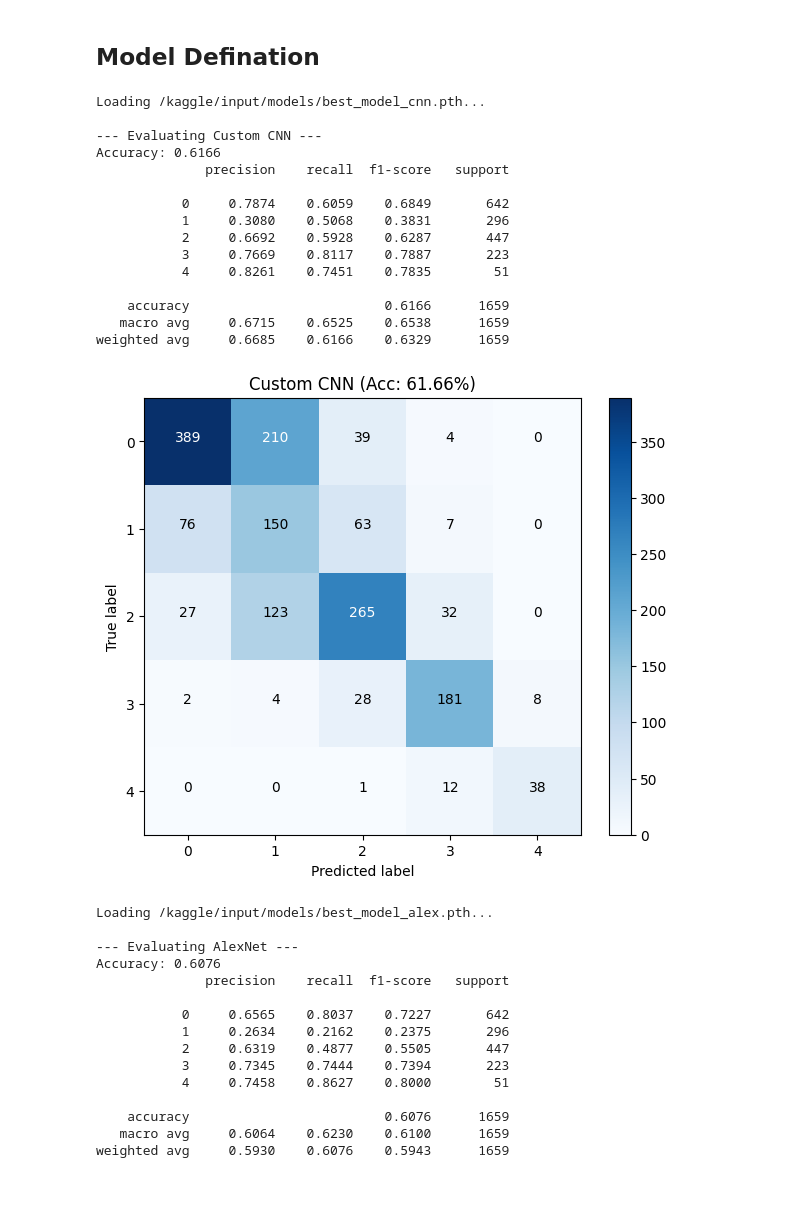
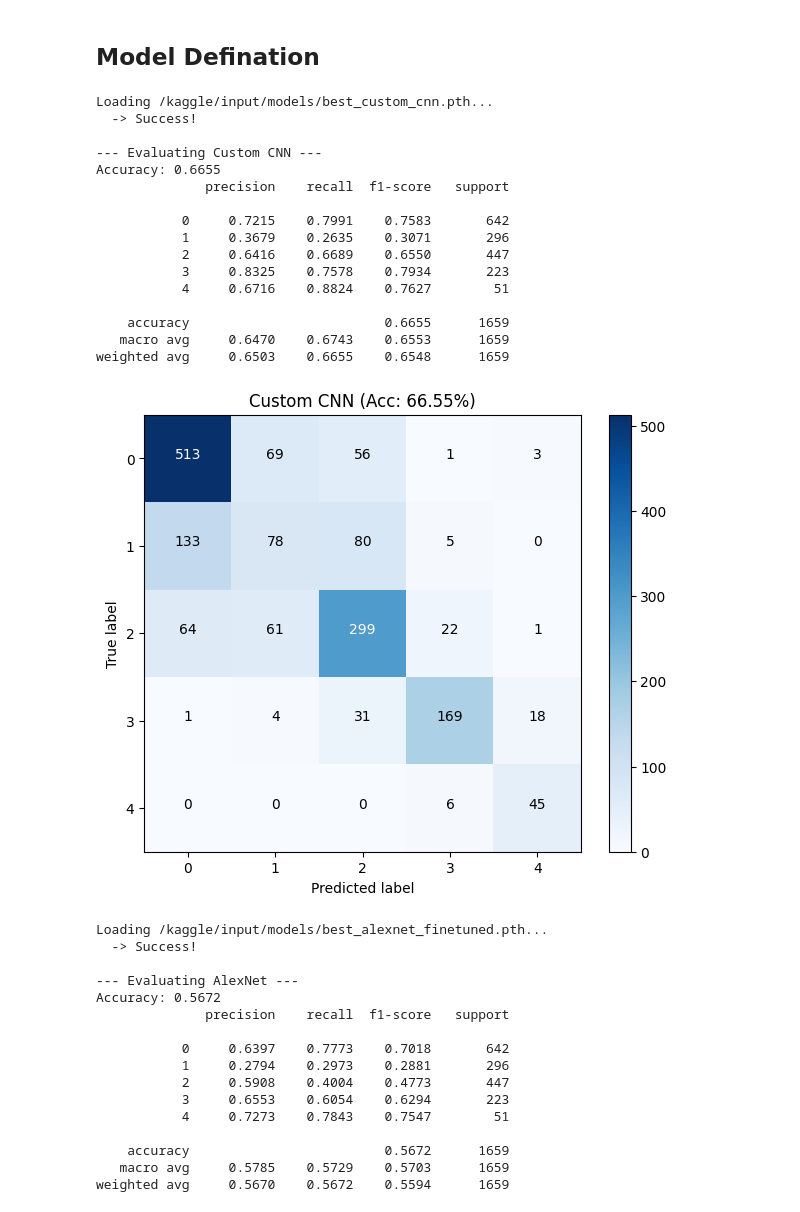
Before and after one commit to myankb08/KOA_Project, a Jupyter notebook: koa-project-report.ipynb, the cells around one changed output. Saved outputs shown, nothing was run; the diff lists cells and outputs as text; code cells hidden in the pictures.

Commit message:
Kaggle Notebook | KOA_Project_Report | Version 3

```diff
--- a/koa-project-report.ipynb
+++ b/koa-project-report.ipynb
@@ -184,62 +160,64 @@ results = []
 
 # 1. Custom CNN (Grayscale)
 model_cnn = CustomCNN(5)
-model_cnn = load_weights(model_cnn, '/kaggle/input/models/best_model_cnn.pth')
+model_cnn = load_weights(model_cnn, '/kaggle/input/models/best_custom_cnn.pth')
 res = evaluate_and_plot(model_cnn, loader_gray, "Custom CNN")
 if res: results.append(res)
 
 # 2. AlexNet (Grayscale)
-model_alex = AlexNet_KOA(5)
-model_alex = load_weights(model_alex, '/kaggle/input/models/best_model_alex.pth')
-res = evaluate_and_plot(model_alex, loader_gray, "AlexNet")
+model_alex = get_alexnet(5)
+model_alex = load_weights(model_alex, '/kaggle/input/models/best_alexnet_finetuned.pth')
+res = evaluate_and_plot(model_alex, loader_rgb, "AlexNet")
 if res: results.append(res)
 
 # 3. DenseNet ImageNet (RGB + Normalized) <-- CRITICAL: Uses loader_rgb
 model_dense = get_densenet(5)
-model_dense = load_weights(model_dense, '/kaggle/input/models/densenet121_best.pth')
+model_dense = load_weights(model_dense, '/kaggle/input/models/best_densenet_finetuned.pth')
 res = evaluate_and_plot(model_dense, loader_rgb, "DenseNet121 (ImageNet)")
 if res: results.append(res)
 
 # 4. TorchXRayVision (Grayscale)
 model_txv = get_txv_model(5)
-model_txv = load_weights(model_txv, '/kaggle/input/models/best_model_txv.pth')
+model_txv = load_weights(model_txv, '/kaggle/input/models/best_txv_finetuned (1).pth')
 res = evaluate_and_plot(model_txv, loader_gray, "TorchXRayVision")
 if res: results.append(res)
 
 # Final Comparison
 if results:
     df = pd.DataFrame(results).sort_values(by='Macro F1', ascending=False)
     print("\n=== FINAL LEADERBOARD ===")
     print(df)
 # %% [output]
-Loading /kaggle/input/models/best_model_cnn.pth...
+Loading /kaggle/input/models/best_custom_cnn.pth...
+  -> Success!
 
 --- Evaluating Custom CNN ---
-Accuracy: 0.6166
+Accuracy: 0.6655
               precision    recall  f1-score   support
 
-           0     0.7874    0.6059    0.6849       642
-           1     0.3080    0.5068    0.3831       296
-           2     0.6692    0.5928    0.6287       447
-           3     0.7669    0.8117    0.7887       223
-           4     0.8261    0.7451    0.7835        51
+           0     0.7215    0.7991    0.7583       642
+           1     0.3679    0.2635    0.3071       296
+           2     0.6416    0.6689    0.6550       447
+           3     0.8325    0.7578    0.7934       223
+           4     0.6716    0.8824    0.7627        51
 
-    accuracy                         0.6166      1659
-   macro avg     0.6715    0.6525    0.6538      1659
-weighted avg     0.6685    0.6166    0.6329      1659
+    accuracy                         0.6655      1659
+   macro avg     0.6470    0.6743    0.6553      1659
+weighted avg     0.6503    0.6655    0.6548      1659
-[figure, old version]
+[figure, new version]
-Loading /kaggle/input/models/best_model_alex.pth...
+Loading /kaggle/input/models/best_alexnet_finetuned.pth...
+  -> Success!
 
 --- Evaluating AlexNet ---
-Accuracy: 0.6076
+Accuracy: 0.5672
               precision    recall  f1-score   support
 
-           0     0.6565    0.8037    0.7227       642
-           1     0.2634    0.2162    0.2375       296
-           2     0.6319    0.4877    0.5505       447
-           3     0.7345    0.7444    0.7394       223
-           4     0.7458    0.8627    0.8000        51
+           0     0.6397    0.7773    0.7018       642
+           1     0.2794    0.2973    0.2881       296
+           2     0.5908    0.4004    0.4773       447
+           3     0.6553    0.6054    0.6294       223
+           4     0.7273    0.7843    0.7547        51
 
-    accuracy                         0.6076      1659
-   macro avg     0.6064    0.6230    0.6100      1659
-weighted avg     0.5930    0.6076    0.5943      1659
+    accuracy                         0.5672      1659
+   macro avg     0.5785    0.5729    0.5703      1659
+weighted avg     0.5670    0.5672    0.5594      1659
```
Also changed, not shown: parts of 3 cells of this notebook.
